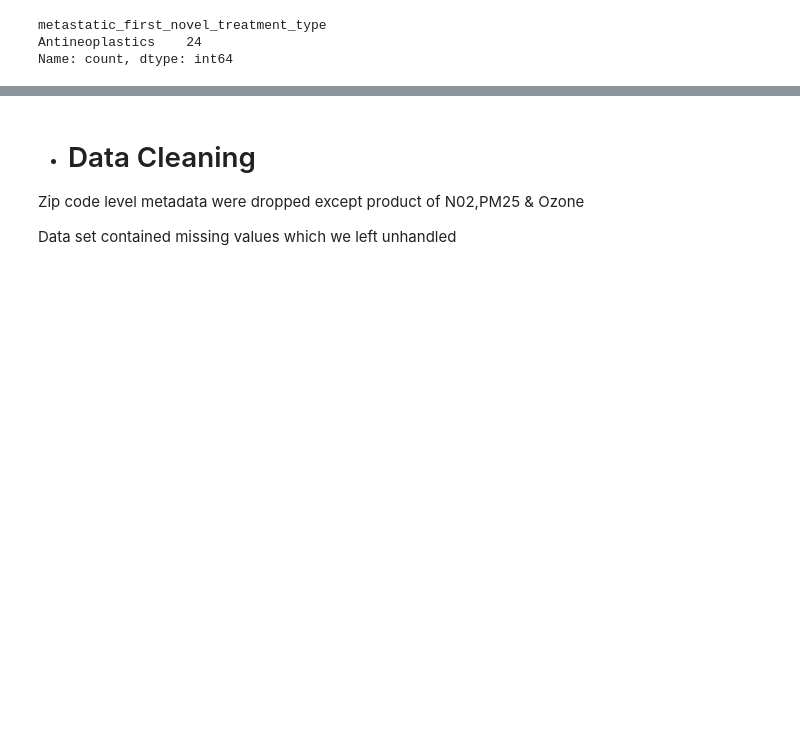
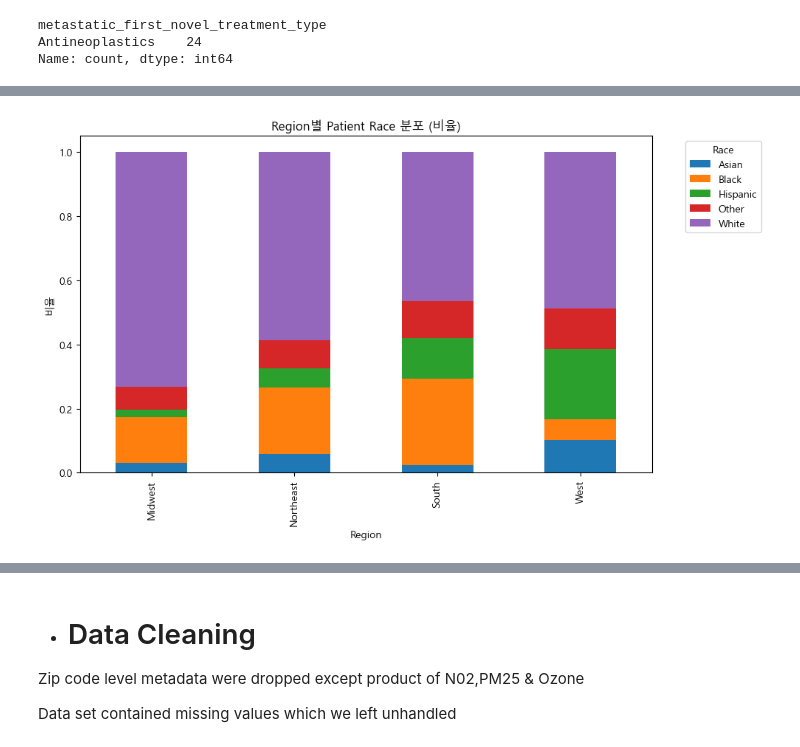
Before and after one commit to songchanho97/metastasis-date-prediction, a Jupyter notebook: 1st-place-wids.ipynb, the cells around one changed output, grey strips where cells are left out. Drawn from its saved outputs; the diff is of its cells as text; code cells hidden in the pictures; blank space fills up the shorter version.

```diff
--- a/1st-place-wids.ipynb
+++ b/1st-place-wids.ipynb
@@ -229,0 +381,11 @@ Name: count, dtype: int64
+# %%
+import pandas as pd
+
+# Region별 patient_race 분포(비율) 테이블
+ratio_table = pd.crosstab(
+    df['Region'],
+    df['patient_race'],
+    normalize='index'    # 행 기준 정규화 (비율)
+)
+
+display(ratio_table)
@@ -229,0 +399,16 @@ Name: count, dtype: int64
+# %%
+import matplotlib.pyplot as plt
+
+# 위에서 만든 ratio_table 사용
+ratio_table.plot(
+    kind='bar',
+    stacked=True,
+    figsize=(10, 6)
+)
+plt.ylabel('비율')
+plt.title('Region별 Patient Race 분포 (비율)')
+plt.legend(title='Race', bbox_to_anchor=(1.05, 1))
+plt.tight_layout()
+plt.show()
+# %% [output]
+[figure, added]
```
Also changed, not shown: parts of 47 cells of this notebook, 1 other file.
